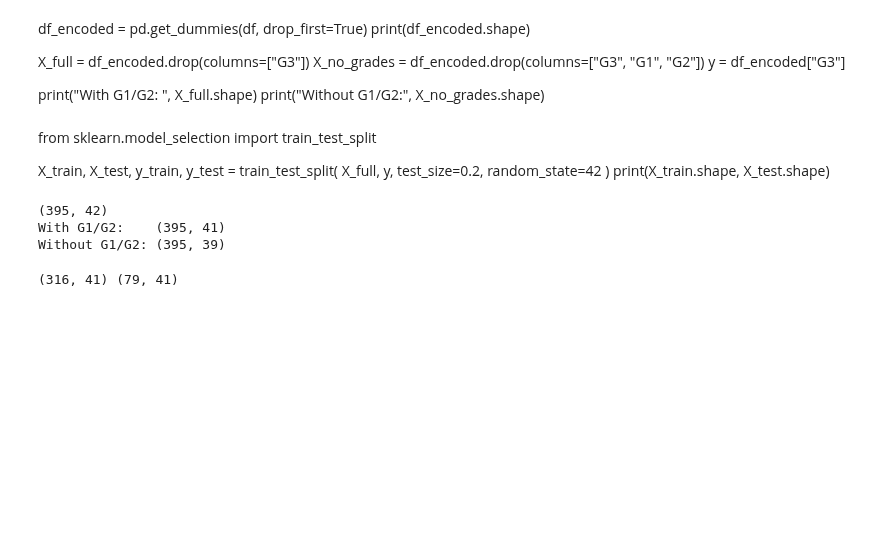
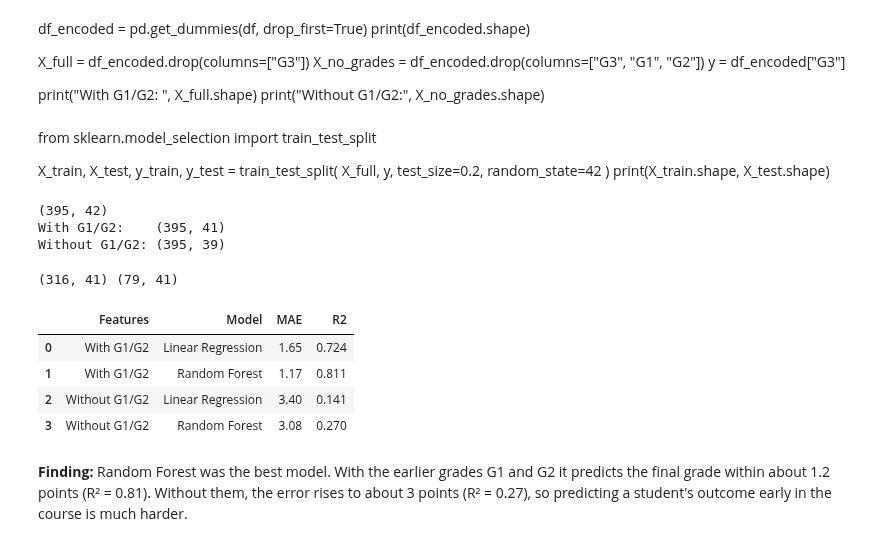
Before and after one commit to ismirtibohara/student-performance-predictor, a Jupyter notebook: notebooks/week1_eda.ipynb, the cells around one changed output. Cells and saved outputs as stored; diff of their text form; code cells hidden in the pictures; blank space fills up the shorter version.

Commit message:
Add results table to README

```diff
--- a/notebooks/week1_eda.ipynb
+++ b/notebooks/week1_eda.ipynb
@@ -157,3 +157,36 @@ X_train, X_test, y_train, y_test = train_test_split(
 print(X_train.shape, X_test.shape)
 # %% [output]
 (316, 41) (79, 41)
+# %%
+from sklearn.linear_model import LinearRegression
+from sklearn.ensemble import RandomForestRegressor
+from sklearn.metrics import mean_absolute_error, r2_score
+
+def evaluate(X, y, label):
+    X_tr, X_te, y_tr, y_te = train_test_split(X, y, test_size=0.2, random_state=42)
+    models = {
+        "Linear Regression": LinearRegression(),
+        "Random Forest": RandomForestRegressor(n_estimators=200, random_state=42),
+    }
+    rows = []
+    for name, model in models.items():
+        model.fit(X_tr, y_tr)
+        pred = model.predict(X_te)
+        rows.append({
+            "Features": label,
+            "Model": name,
+            "MAE": round(mean_absolute_error(y_te, pred), 2),
+            "R2": round(r2_score(y_te, pred), 3),
+        })
+    return rows
+
+results = evaluate(X_full, y, "With G1/G2") + evaluate(X_no_grades, y, "Without G1/G2")
+pd.DataFrame(results)
+# %% [output]
+|  | Features | Model | MAE | R2 |
+| 0 | With G1/G2 | Linear Regression | 1.65 | 0.724 |
+| 1 | With G1/G2 | Random Forest | 1.17 | 0.811 |
+| 2 | Without G1/G2 | Linear Regression | 3.40 | 0.141 |
+| 3 | Without G1/G2 | Random Forest | 3.08 | 0.270 |
+# %% [markdown]
+**Finding:** Random Forest was the best model. With the earlier grades G1 and G2 it predicts the final grade within about 1.2 points (R² = 0.81). Without them, the error rises to about 3 points (R² = 0.27), so predicting a student's outcome early in the course is much harder.
```
Also changed, not shown: parts of 3 cells of this notebook, 1 other file.
